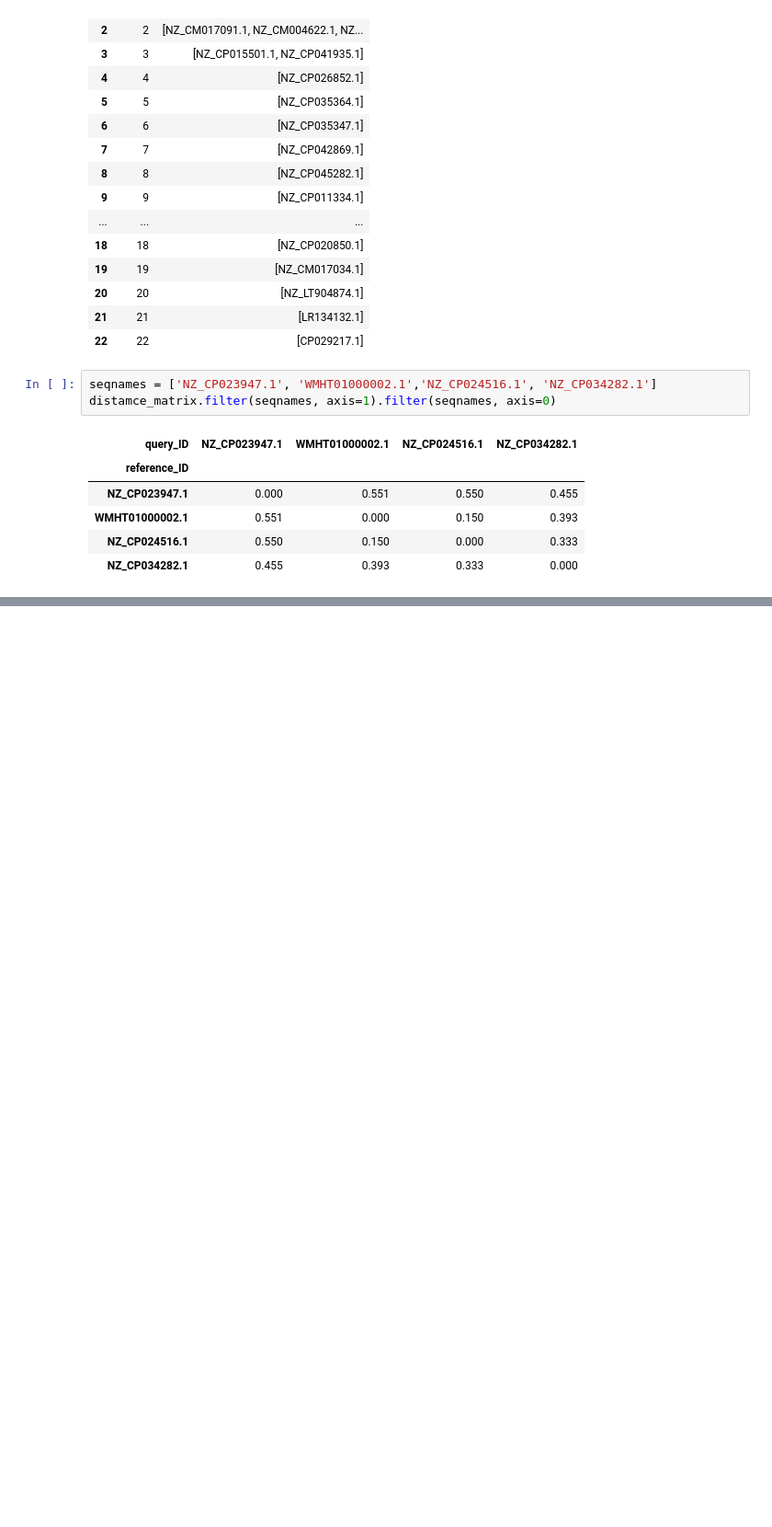
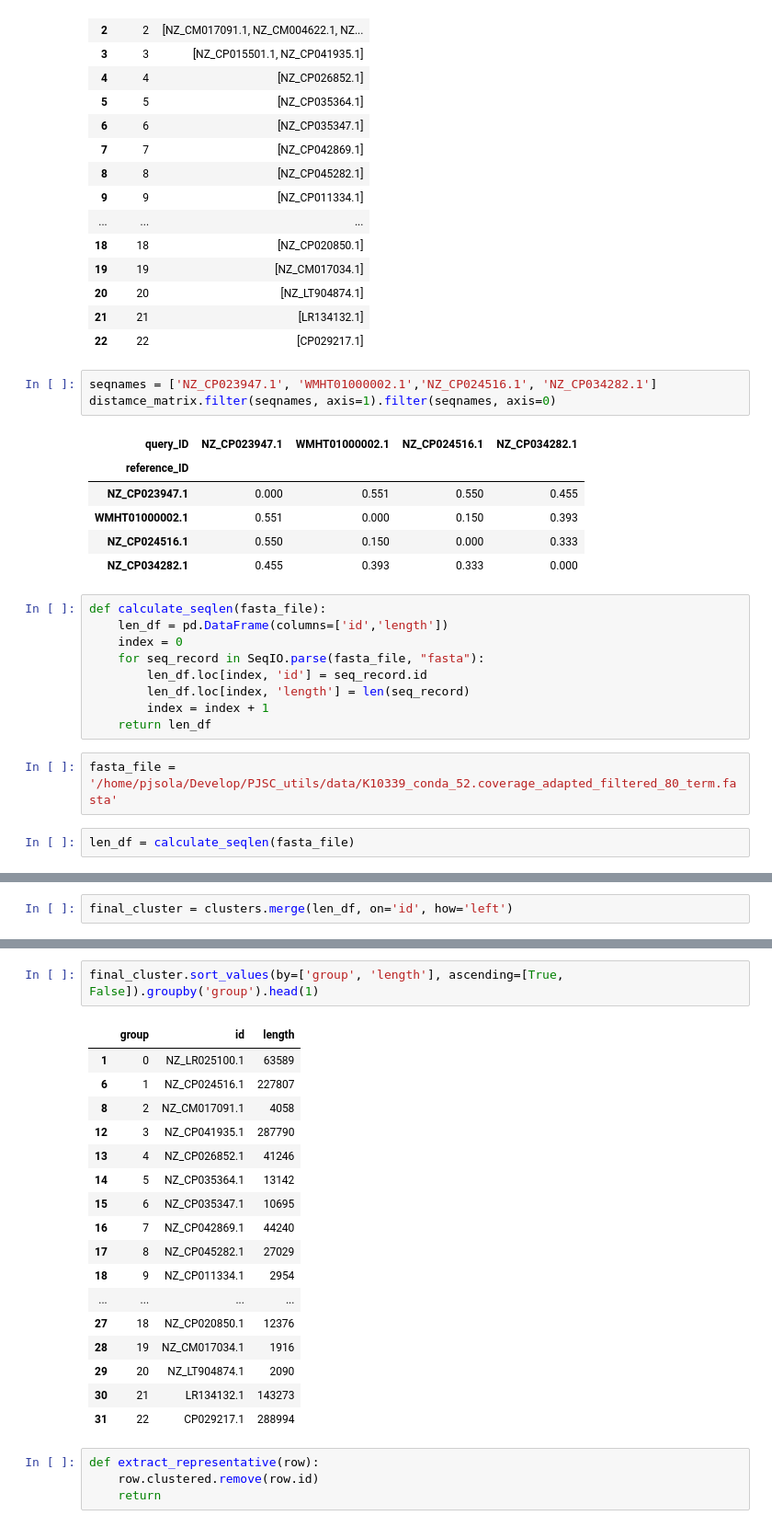
Before and after one commit to pedroscampoy/PJSC_utils, a Jupyter notebook: jupyter/mashclust-FINAL.ipynb, the cells around one changed output, grey strips where cells are left out. Shown: that part at 92% size. Saved outputs shown, nothing was run; the diff lists cells and outputs as text; blank space fills up the shorter version.

```diff
--- a/jupyter/mashclust-FINAL.ipynb
+++ b/jupyter/mashclust-FINAL.ipynb
@@ -188,3 +223,16 @@ distamce_matrix.filter(seqnames, axis=1).filter(seqnames, axis=0)
 | WMHT01000002.1 | 0.551 | 0.000 | 0.150 | 0.393 |
 | NZ_CP024516.1 | 0.550 | 0.150 | 0.000 | 0.333 |
 | NZ_CP034282.1 | 0.455 | 0.393 | 0.333 | 0.000 |
+# %%
+def calculate_seqlen(fasta_file):
+    len_df = pd.DataFrame(columns=['id','length'])
+    index = 0
+    for seq_record in SeqIO.parse(fasta_file, "fasta"):
+        len_df.loc[index, 'id'] = seq_record.id
+        len_df.loc[index, 'length'] = len(seq_record)
+        index = index + 1
+    return len_df
+# %%
+fasta_file = '/home/pjsola/Develop/PJSC_utils/data/K10339_conda_52.coverage_adapted_filtered_80_term.fasta'
+# %%
+len_df = calculate_seqlen(fasta_file)
@@ -211,0 +270,2 @@ def acc_to_len_id(row):
+# %%
+final_cluster = clusters.merge(len_df, on='id', how='left')
@@ -211,0 +281,24 @@ def acc_to_len_id(row):
+# %%
+final_cluster.sort_values(by=['group', 'length'], ascending=[True, False]).groupby('group').head(1)
+# %% [output]
+|  | group | id | length |
+| 1 | 0 | NZ_LR025100.1 | 63589 |
+| 6 | 1 | NZ_CP024516.1 | 227807 |
+| 8 | 2 | NZ_CM017091.1 | 4058 |
+| 12 | 3 | NZ_CP041935.1 | 287790 |
+| 13 | 4 | NZ_CP026852.1 | 41246 |
+| 14 | 5 | NZ_CP035364.1 | 13142 |
+| 15 | 6 | NZ_CP035347.1 | 10695 |
+| 16 | 7 | NZ_CP042869.1 | 44240 |
+| 17 | 8 | NZ_CP045282.1 | 27029 |
+| 18 | 9 | NZ_CP011334.1 | 2954 |
+| ... | ... | ... | ... |
+| 27 | 18 | NZ_CP020850.1 | 12376 |
+| 28 | 19 | NZ_CM017034.1 | 1916 |
+| 29 | 20 | NZ_LT904874.1 | 2090 |
+| 30 | 21 | LR134132.1 | 143273 |
+| 31 | 22 | CP029217.1 | 288994 |
+# %%
+def extract_representative(row):
+    row.clustered.remove(row.id)
+    return
```
Also changed, not shown: parts of 9 cells of this notebook, 1 other file.
